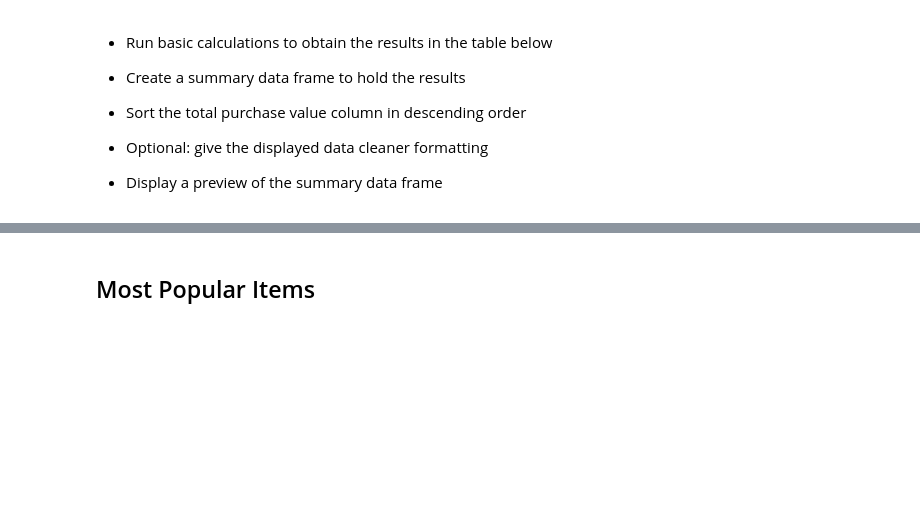
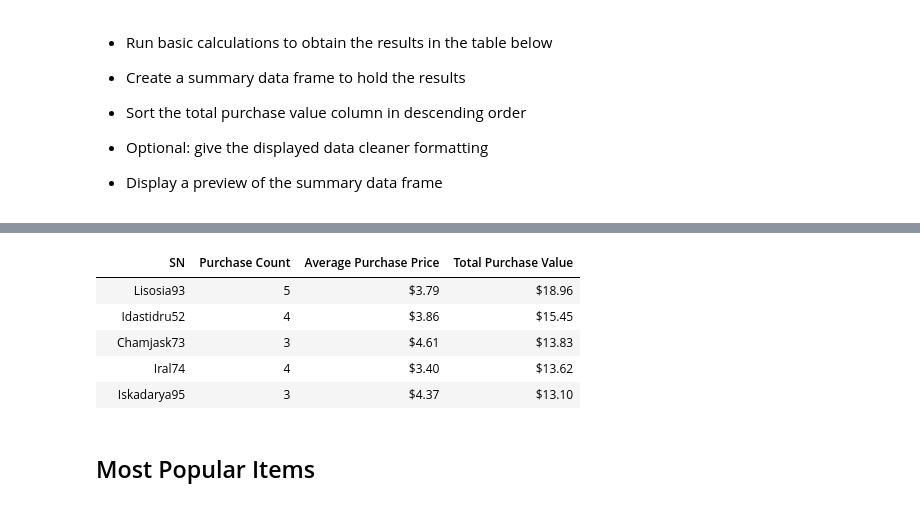
Before and after one commit to jessches5/pandas-challenge, a Jupyter notebook: HeroesOfPymoli/HeroesOfPymoli_starter.ipynb, the cells around one changed output, grey strips where cells are left out. Drawn from its saved outputs; the diff is of its cells as text; code cells hidden in the pictures; blank space fills up the shorter version.

Commit message:
sorting top spender

```diff
--- a/HeroesOfPymoli/HeroesOfPymoli_starter.ipynb
+++ b/HeroesOfPymoli/HeroesOfPymoli_starter.ipynb
@@ -566,3 +557,92 @@ all_age_group_df
+# %%
+Lis = (purchase_data.loc[(purchase_data["SN"] == "Lisosia93")])
+Lis_player = len(Lis)
+Lis_player
+
+avg_Lis = Lis["Price"].mean()
+avg_Lis
+
+total_Lis = Lis["Price"].sum()
+total_Lis
+
+Ida = (purchase_data.loc[(purchase_data["SN"] == "Idastidru52")])
+Ida_player = len(Ida)
+Ida_player
+
+avg_Ida = Ida["Price"].mean()
+avg_Ida
+
+total_Ida = Ida["Price"].sum()
+total_Ida
+
+Cha = (purchase_data.loc[(purchase_data["SN"] == "Chamjask73")])
+Cha_player = len(Cha)
+Cha_player
+
+avg_Cha = Cha["Price"].mean()
+avg_Cha
+
+total_Cha = Cha["Price"].sum()
+total_Cha
+
+Ira = (purchase_data.loc[(purchase_data["SN"] == "Iral74")])
+Ira_player = len(Ira)
+Ira_player
+
+avg_Ira = Ira["Price"].mean()
+avg_Ira
+
+total_Ira = Ira["Price"].sum()
+total_Ira
+
+Isk = (purchase_data.loc[(purchase_data["SN"] == "Iskadarya95")])
+Isk_player = len(Isk)
+Isk_player
+
+avg_Isk = Isk["Price"].mean()
+avg_Isk
+
+total_Isk = Isk["Price"].sum()
+total_Isk
+
+top_spender_df = pd.DataFrame([{"SN": "Lisosia93",
+                            "Purchase Count": Lis_player,
+                           "Average Purchase Price": avg_Lis,
+                            "Total Purchase Value": total_Lis},
+
+                           {"SN": "Idastidru52",
+                            "Purchase Count": Ida_player,
+                           "Average Purchase Price": avg_Ida,
+                            "Total Purchase Value": total_Ida},
+
+                            {"SN": "Chamjask73",
+                            "Purchase Count": Cha_player,
+                           "Average Purchase Price": avg_Cha,
+                            "Total Purchase Value": total_Cha},
+
+                           {"SN": "Iral74",
+                            "Purchase Count": Ira_player,
+                           "Average Purchase Price": avg_Ira,
+                            "Total Purchase Value": total_Ira},
+
+                            {"SN": "Iskadarya95",
+                            "Purchase Count": Isk_player,
+                           "Average Purchase Price": avg_Isk,
+                            "Total Purchase Value": total_Isk},
+                            ], index=['','','','',''])
+top_spender_df["Average Purchase Price"] = top_spender_df["Average Purchase Price"].map("${:,.2f}".format)
+top_spender_df["Total Purchase Value"] = top_spender_df["Total Purchase Value"].map("${:,.2f}".format)
+top_spender_df
+
+sort_df = top_spender_df.sort_values(("Total Purchase Value"), ascending=False)
+sort_df
+# %% [output]
+|  | SN | Purchase Count | Average Purchase Price | Total Purchase Value |
+|  | Lisosia93 | 5 | $3.79 | $18.96 |
+|  | Idastidru52 | 4 | $3.86 | $15.45 |
+|  | Chamjask73 | 3 | $4.61 | $13.83 |
+|  | Iral74 | 4 | $3.40 | $13.62 |
+|  | Iskadarya95 | 3 | $4.37 | $13.10 |
 # %% [markdown]
 ## Most Popular Items
 # %% [markdown]
```
Also changed, not shown: parts of 1 cell of this notebook.
